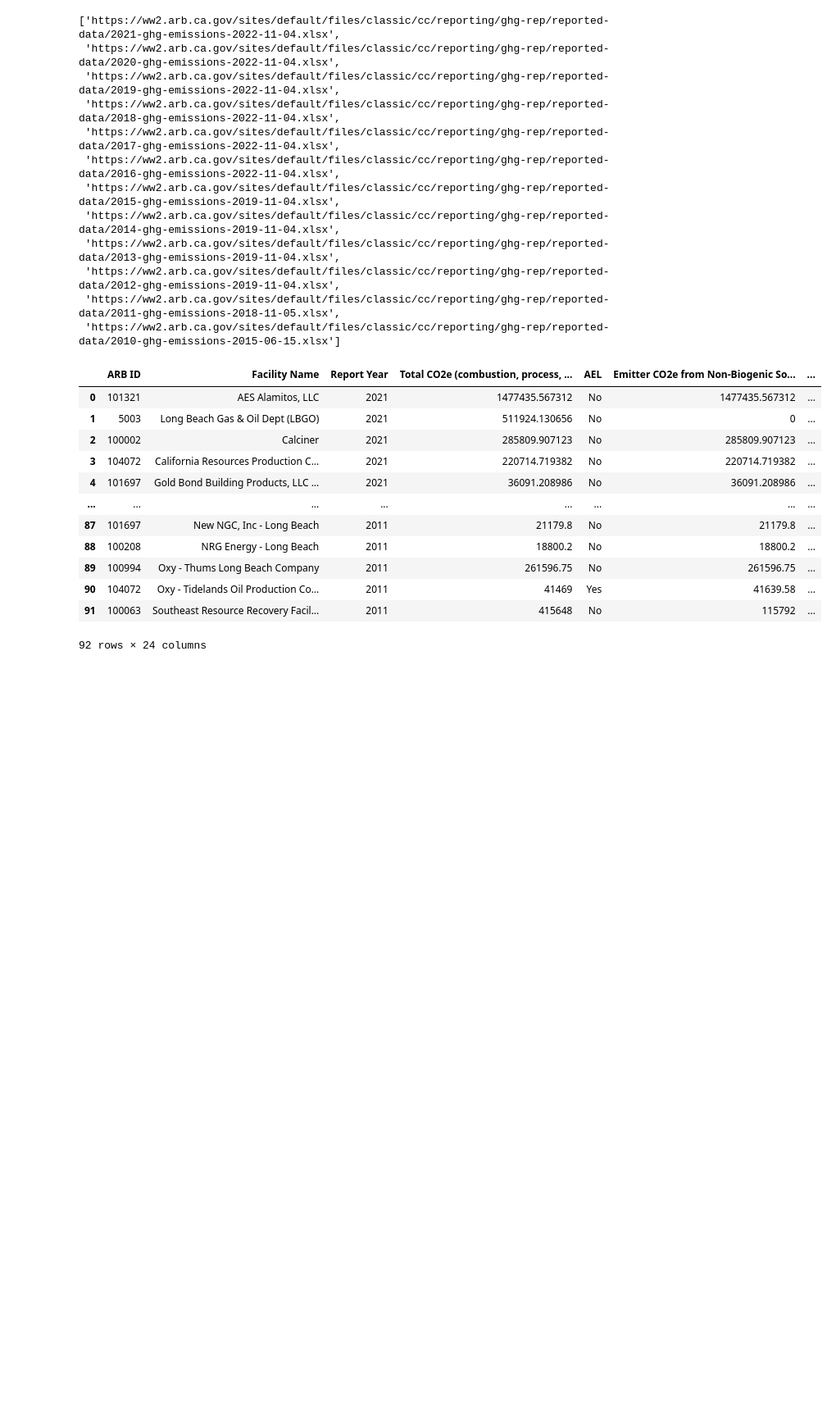
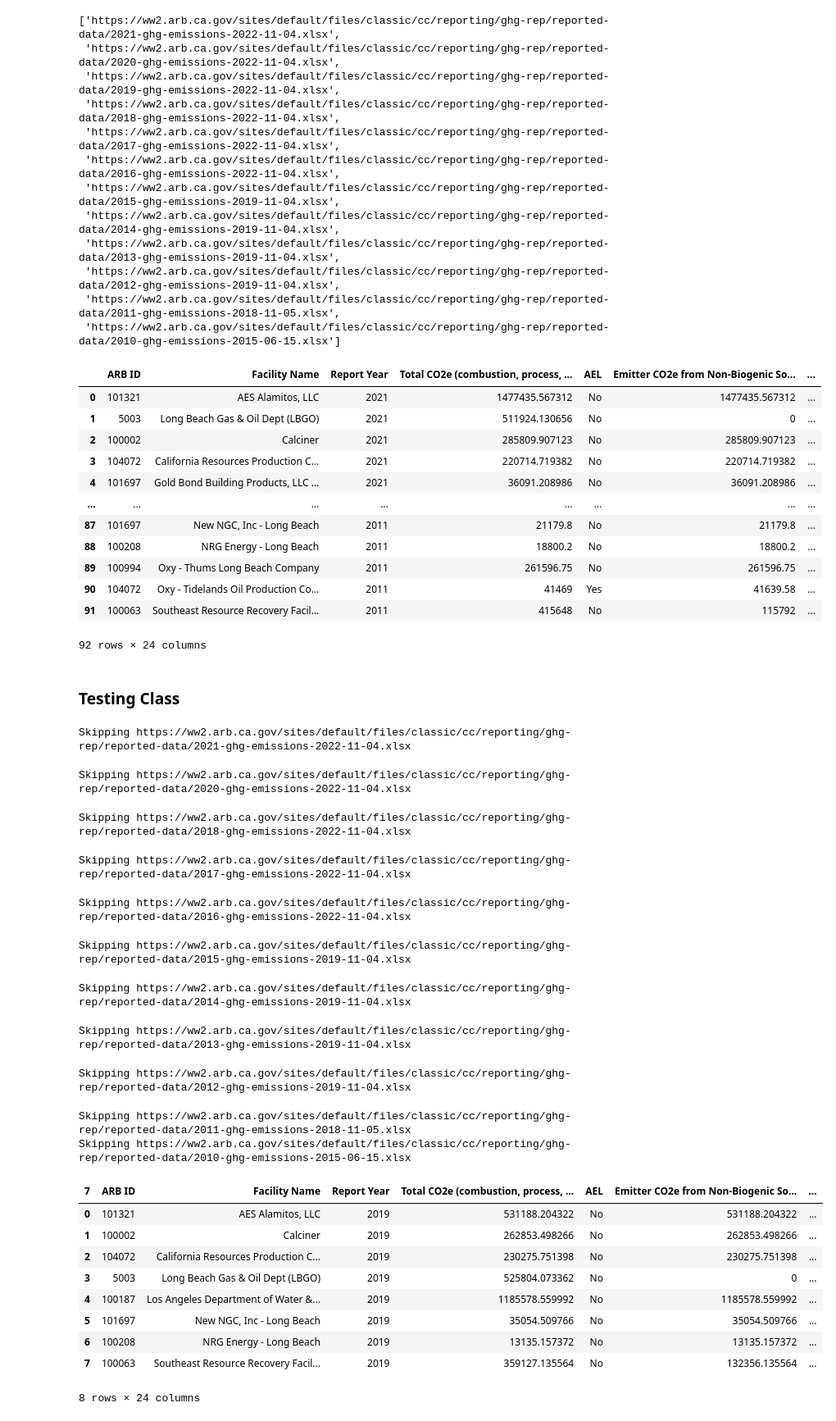
Before and after one commit to City-of-Long-Beach-Public/climate_inventory, a Jupyter notebook: src/extractions/CARB/carb-test.ipynb, the cells around one changed output. Shown at 82% size. Cells and saved outputs as stored; diff of their text form; code cells hidden in the pictures; blank space fills up the shorter version.

```diff
--- a/src/extractions/CARB/carb-test.ipynb
+++ b/src/extractions/CARB/carb-test.ipynb
@@ -139,3 +139,5 @@ mega_df
 | 90 | 104072 | Oxy - Tidelands Oil Production Co... | 2011 | 41469 | Yes | 41639.58 | ... |
 | 91 | 100063 | Southeast Resource Recovery Facil... | 2011 | 415648 | No | 115792 | ... |
 92 rows × 24 columns
+# %% [markdown]
+### Testing Class
@@ -141,0 +146,27 @@ mega_df
+# %%
+carb_extractor = CARBExtractor()
+# %%
+carb_extractor.get_longbeach_data(year=2019)
+carb_extractor.longbeach_df
+# %% [output]
+Skipping https://ww2.arb.ca.gov/sites/default/files/classic/cc/reporting/ghg-rep/reported-data/2021-ghg-emissions-2022-11-04.xlsx
+Skipping https://ww2.arb.ca.gov/sites/default/files/classic/cc/reporting/ghg-rep/reported-data/2020-ghg-emissions-2022-11-04.xlsx
+Skipping https://ww2.arb.ca.gov/sites/default/files/classic/cc/reporting/ghg-rep/reported-data/2018-ghg-emissions-2022-11-04.xlsx
+Skipping https://ww2.arb.ca.gov/sites/default/files/classic/cc/reporting/ghg-rep/reported-data/2017-ghg-emissions-2022-11-04.xlsx
+Skipping https://ww2.arb.ca.gov/sites/default/files/classic/cc/reporting/ghg-rep/reported-data/2016-ghg-emissions-2022-11-04.xlsx
+Skipping https://ww2.arb.ca.gov/sites/default/files/classic/cc/reporting/ghg-rep/reported-data/2015-ghg-emissions-2019-11-04.xlsx
+Skipping https://ww2.arb.ca.gov/sites/default/files/classic/cc/reporting/ghg-rep/reported-data/2014-ghg-emissions-2019-11-04.xlsx
+Skipping https://ww2.arb.ca.gov/sites/default/files/classic/cc/reporting/ghg-rep/reported-data/2013-ghg-emissions-2019-11-04.xlsx
+Skipping https://ww2.arb.ca.gov/sites/default/files/classic/cc/reporting/ghg-rep/reported-data/2012-ghg-emissions-2019-11-04.xlsx
+Skipping https://ww2.arb.ca.gov/sites/default/files/classic/cc/reporting/ghg-rep/reported-data/2011-ghg-emissions-2018-11-05.xlsx
+Skipping https://ww2.arb.ca.gov/sites/default/files/classic/cc/reporting/ghg-rep/reported-data/2010-ghg-emissions-2015-06-15.xlsx
+| 7 | ARB ID | Facility Name | Report Year | Total CO2e (combustion, process, ... | AEL | Emitter CO2e from Non-Biogenic So... | ... |
+| 0 | 101321 | AES Alamitos, LLC | 2019 | 531188.204322 | No | 531188.204322 | ... |
+| 1 | 100002 | Calciner | 2019 | 262853.498266 | No | 262853.498266 | ... |
+| 2 | 104072 | California Resources Production C... | 2019 | 230275.751398 | No | 230275.751398 | ... |
+| 3 | 5003 | Long Beach Gas & Oil Dept (LBGO) | 2019 | 525804.073362 | No | 0 | ... |
+| 4 | 100187 | Los Angeles Department of Water &... | 2019 | 1185578.559992 | No | 1185578.559992 | ... |
+| 5 | 101697 | New NGC, Inc - Long Beach | 2019 | 35054.509766 | No | 35054.509766 | ... |
+| 6 | 100208 | NRG Energy - Long Beach | 2019 | 13135.157372 | No | 13135.157372 | ... |
+| 7 | 100063 | Southeast Resource Recovery Facil... | 2019 | 359127.135564 | No | 132356.135564 | ... |
+8 rows × 24 columns
```
Also changed, not shown: parts of 1 cell of this notebook, 1 other file.
